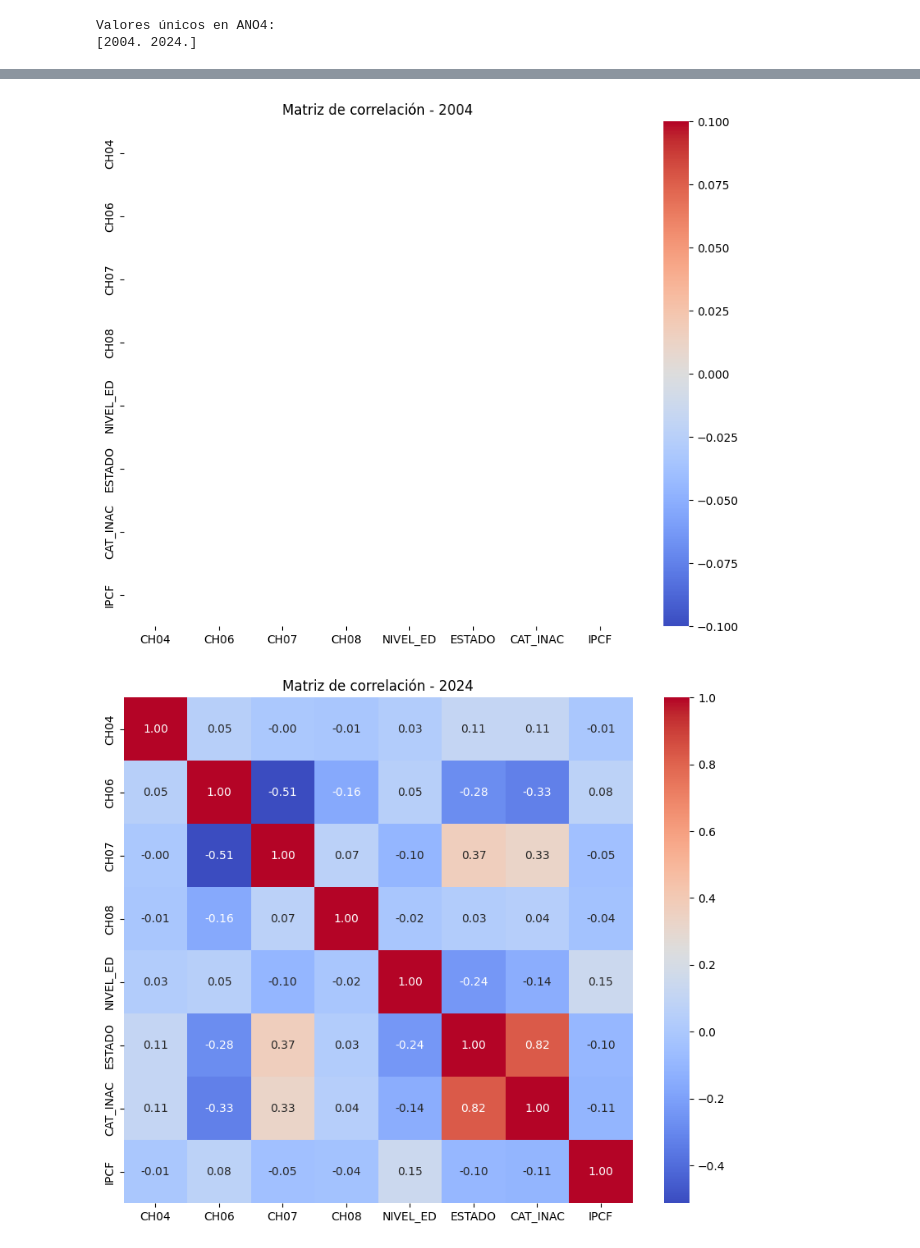
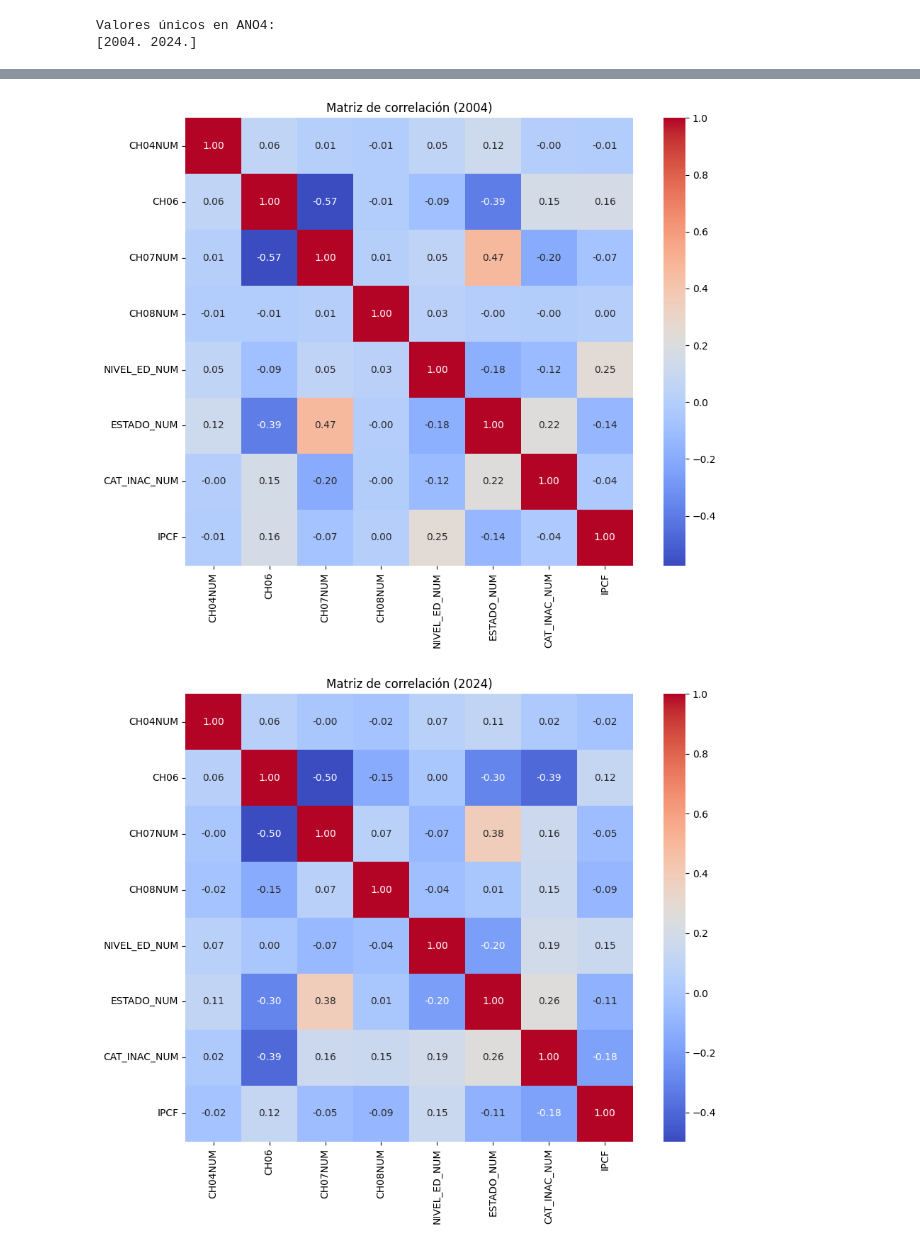
Before and after one commit to JorgeJimenezT/Big-Data-UBA---Jimenez-Menendez-Nunez, a Jupyter notebook: TP3/Tp3.ipynb, the cells around one changed output, grey strips where cells are left out. Cells and saved outputs as stored; diff of their text form; code cells hidden in the pictures.

```diff
--- a/TP3/Tp3.ipynb
+++ b/TP3/Tp3.ipynb
@@ -194,6 +191,9 @@ resultado_limpio = data_combined[pd.to_numeric(data_combined['AGLOMERADO'], erro
 data_combined['AGLOMERADO'] = resultado_limpio['AGLOMERADO'].astype(int)
 resultado_filtrado = resultado_limpio[data_combined['AGLOMERADO'].isin([32, 33])]
 # %%
+# Filtrar observaciones con ingresos y edades no válidas
+
+
 # Convertir IPCF y CH06 a numéricos
 data_combined['IPCF'] = pd.to_numeric(data_combined['IPCF'], errors='coerce')
 data_combined['CH06'] = pd.to_numeric(data_combined['CH06'], errors='coerce')
@@ -201,10 +201,9 @@ data_combined = data_combined.dropna(subset=['IPCF', 'CH06'])
 
 
 # Filtrar observaciones con ingresos y edades no válidas
-data_combined_clean = resultado_filtrado[
-    (data_combined['IPCF'] >= 0) &  # Ingresos no negativos
-    (data_combined['CH06'] >= 0) &  # Edades no negativas
-    (data_combined['CH06'] <= 120)  # Edades razonables
+data_combined_clean = data_combined[
+    (data_combined['IPCF'] > -1) &  # Ingresos no negativos
+    (data_combined['CH06'] > 0)     # Edades no negativas
 ]
 
 # Verificar dimensiones antes y después de la limpieza
@@ -269,28 +431,30 @@ Valores únicos en 'ANO4': [2004. 2024.]
 # %%
 #Matriz de correlación
-
-
+import matplotlib.pyplot as plt
 import seaborn as sns
 
-# Filtrar las variables seleccionadas para 2004 y 2024
-vars_corr = ['CH04', 'CH06', 'CH07', 'CH08', 'NIVEL_ED', 'ESTADO', 'CAT_INAC', 'IPCF']
-data_2004_corr = data_combined_clean[data_combined_clean['ANO4'] == 2004][vars_corr]
-data_2024_corr = data_combined_clean[data_combined_clean['ANO4'] == 2024][vars_corr]
+# Filtrar el dataset para 2004 y 2024 y seleccionar las columnas relevantes
+variables = ['CH04NUM', 'CH06', 'CH07NUM', 'CH08NUM', 'NIVEL_ED_NUM', 'ESTADO_NUM', 'CAT_INAC_NUM', 'IPCF']
 
-# Matrices de correlación
-corr_2004 = data_2004_corr.corr()
-corr_2024 = data_2024_corr.corr()
+# Crear datasets separados por año
+data_2004 = data_combined_clean[data_combined_clean['ANO4'] == 2004][variables]
+data_2024 = data_combined_clean[data_combined_clean['ANO4'] == 2024][variables]
 
-# Gráficos de las matrices
-plt.figure(figsize=(10, 8))
-sns.heatmap(corr_2004, annot=True, cmap="coolwarm", fmt=".2f", cbar=True)
-plt.title("Matriz de correlación - 2004")
-plt.show()
+# Calcular matrices de correlación
+correlation_2004 = data_2004.corr()
+correlation_2024 = data_2024.corr()
 
-plt.figure(figsize=(10, 8))
-sns.heatmap(corr_2024, annot=True, cmap="coolwarm", fmt=".2f", cbar=True)
-plt.title("Matriz de correlación - 2024")
-plt.show()
+# Función para graficar la matriz de correlación
+def plot_correlation_matrix(corr_matrix, title):
+    plt.figure(figsize=(10, 8))
+    sns.heatmap(corr_matrix, annot=True, fmt=".2f", cmap='coolwarm', cbar=True, square=True)
+    plt.title(title)
+    plt.tight_layout()
+    plt.show()
+
+# Graficar matrices de correlación
+plot_correlation_matrix(correlation_2004, "Matriz de correlación (2004)")
+plot_correlation_matrix(correlation_2024, "Matriz de correlación (2024)")
 # %% [output]
-[figure, old version]
+[figure, new version]
-[figure, old version]
+[figure, new version]
```
Also changed, not shown: parts of 9 cells of this notebook.
